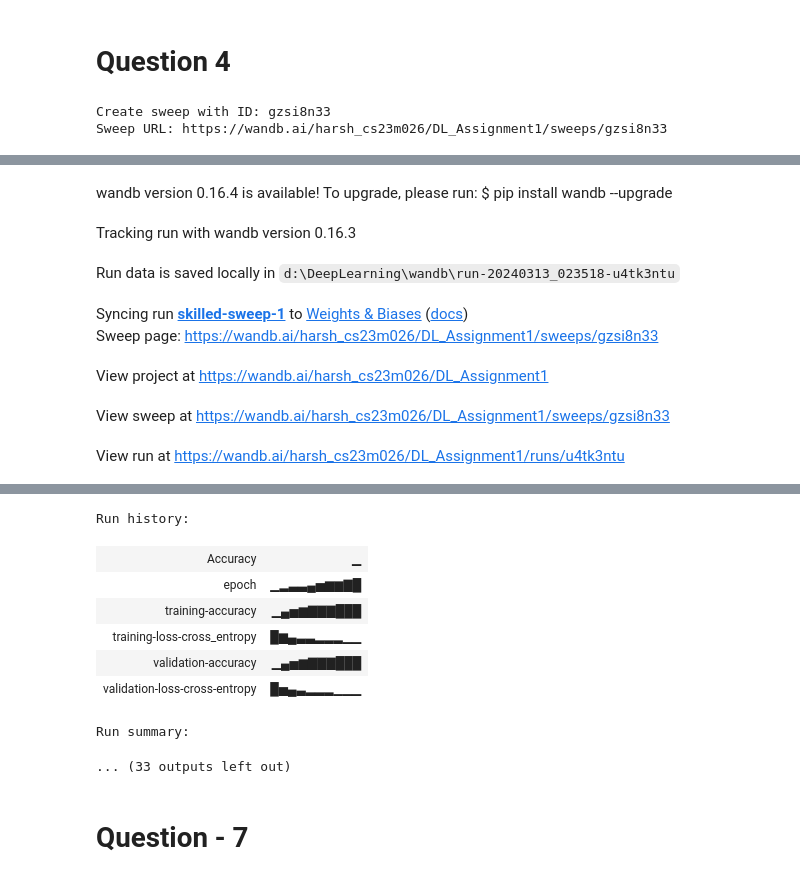
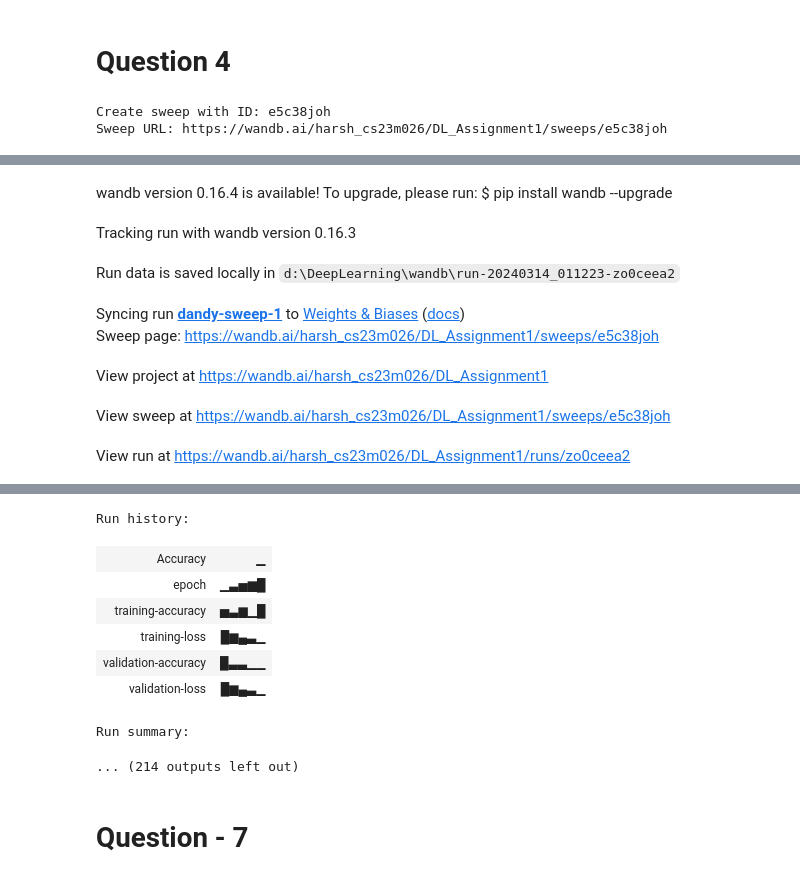
Before and after one commit to harshgupta1806/Feed-Forward-Neural-Network, a Jupyter notebook: DL_Assignment1_Final.ipynb, the cells around one changed output, grey strips where cells are left out. Cells and saved outputs as stored; diff of their text form; code cells hidden in the pictures.

```diff
--- a/DL_Assignment1_Final.ipynb
+++ b/DL_Assignment1_Final.ipynb
@@ -861,26 +935,26 @@ print(np.unique(np.argmax(y_pred1, axis = 1)))
 # **Question 4**
 # %%
 sweep_config = {
-    'method' : 'bayes',
+    'method' : 'random',
     'metric' : { 'goal' : 'maximize', 'name' : 'Accuracy'},
-    'name' : 'mse v/s ce',
+    'name' : 'sweep1_random_final',
 
     'parameters' : {
-        'activation' : {'values' : ['tanh', 'ReLU']},
-        'batch_size' : {'values' : [32]},
-        'optimizer' : {'values' : ['sgd', 'mgd', 'nag', 'rmsprop', 'adam', 'nadam']},
-        'epochs' : {'values' : [10]},
-        'weight_decay': {'values': [0]},
-        'neuron_number' : {'values' : [32, 64]},
-        'beta': {'values': [0.9]}, #rmsprop, mgd, nag
-        'beta1' : {'values' : [0.999]},
+        'epochs' : {'values' : [5, 10]},
+        'activation' : {'values' : ['identity', 'tanh', 'sigmoid', 'ReLU']},
+        'batch_size' : {'values' : [32, 64, 128]},
+        'optimizer' : {'values' : ['momentum','sgd', 'nag', 'nadam', 'adam', 'rmsprop']},
+        'weight_decay': {'values': [0, 0.0005]},
+        'hidden_layer_sizes' : {'values' : [32, 64, 128]},
+        'beta': {'values': [0.5, 0.9]}, #rmsprop
+        'beta1' : {'values' : [0.9, 0.999]},
         'beta2': {'values': [0.999]},
-        'learning_rate': {'values': [0.001]},
-        'initialization':{'values': ['xavier']},
-        'hidden_layers': {'values': [2, 3, 4]},
-        'loss_function' : {'values' : ['cross_entropy']},
-        'epsilon' : {'values' : [1e-8]},
-        'momentum' : {'values' : [0.9]},
+        'learning_rate': {'values': [0.0005]},
+        'initialization':{'values': ['Xavier', 'random']},
+        'hidden_layers': {'values': [3, 4, 5]},
+        'loss_function' : {'values' : ['cross_entropy', 'mean_squared_error']},
+        'epsilon' : {'values' : [1e-6, 1e-8]},
+        'momentum' : {'values' : [0.5, 0.9]},
         'dataset' : {'values' : ['fashion_mnist']}
     }
 }
@@ -893,20 +967,20 @@ def train():
     #                 ' layers:-' + str(len(var2.hidden_layers)) +' decay:-' + str(var2.weight_decay) + ' beta:-' + str(var2.beta) + ' learning_rate:-' + str(var2.learning_rate) + \
     #                 ' beta2 :- ' + str(var2.beta)
 
-    wandb.run.name = f"hl_{var2.hidden_layers}_bs_{var2.batch_size}_e_{var2.epochs}_act_{var2.activation}_eta_{var2.learning_rate}_err_{var2.loss_function}_init_{var2.initialization}"
+    wandb.run.name = f"hl_{var2.hidden_layers}_bs_{var2.batch_size}_e_{var2.epochs}_act_{var2.activation}_eta_{var2.learning_rate}_err_{var2.loss_function}_init_{var2.initialization}_hls_{var2.hidden_layer_sizes}_dataset_{var2.dataset}"
 
     PARAM_NEURAL_NETWORK = {
         "hidden_layers": var2.hidden_layers,
-        "neuron_in_hidden_layer" : var2.neuron_number,
+        "hidden_layer_sizes" : var2.hidden_layer_sizes,
         "activation_function": var2.activation, # sigmoid, tanh, ReLU
-        "loss_function" : var2.loss_function, # squared_loss, cross_entropy
+        "loss_function" : var2.loss_function, # mean_squared_error, cross_entropy
         "init" : var2.initialization, #random, xavier
         "dataset" : var2.dataset
     }
 
     PARAM_OPTIMIZER = {
         "eta": var2.learning_rate,
-        "optimizer": var2.optimizer, #sgd, mgd, adam, nadam, rmsprop, nag
+        "optimizer": var2.optimizer, #sgd, momentum, adam, nadam, rmsprop, nag
         "beta": var2.beta,
         "weight_decay": var2.weight_decay,
         "epsilon": var2.epsilon,
@@ -928,9 +1002,9 @@ def train():
 # %%
 sweep_id = wandb.sweep(sweep_config, project="DL_Assignment1")
 # %% [output]
-Create sweep with ID: gzsi8n33
-Sweep URL: https://wandb.ai/harsh_cs23m026/DL_Assignment1/sweeps/gzsi8n33
+Create sweep with ID: e5c38joh
+Sweep URL: https://wandb.ai/harsh_cs23m026/DL_Assignment1/sweeps/e5c38joh
 # %%
-wandb.agent(sweep_id,train, count = 3)
+wandb.agent(sweep_id, train, count = 250)
 wandb.finish()
 # %% [output]
@@ -955,9 +1027,9 @@ Failed to detect the name of this notebook, you can set it manually with the WAN
 wandb: WARNING Ignored wandb.init() arg project when running a sweep.
 wandb version 0.16.4 is available! To upgrade, please run: $ pip install wandb --upgrade
 Tracking run with wandb version 0.16.3
-Run data is saved locally in d:\DeepLearning\wandb\run-20240313_023518-u4tk3ntu
+Run data is saved locally in d:\DeepLearning\wandb\run-20240314_011223-zo0ceea2
-Syncing run skilled-sweep-1 to Weights & Biases (docs)
-Sweep page: https://wandb.ai/harsh_cs23m026/DL_Assignment1/sweeps/gzsi8n33
+Syncing run dandy-sweep-1 to Weights & Biases (docs)
+Sweep page: https://wandb.ai/harsh_cs23m026/DL_Assignment1/sweeps/e5c38joh
 View project at https://wandb.ai/harsh_cs23m026/DL_Assignment1
-View sweep at https://wandb.ai/harsh_cs23m026/DL_Assignment1/sweeps/gzsi8n33
+View sweep at https://wandb.ai/harsh_cs23m026/DL_Assignment1/sweeps/e5c38joh
-View run at https://wandb.ai/harsh_cs23m026/DL_Assignment1/runs/u4tk3ntu
+View run at https://wandb.ai/harsh_cs23m026/DL_Assignment1/runs/zo0ceea2
@@ -966,9 +1038,9 @@ Training-loss : 0.36208859377531305, Training-accuracy:86.93333333333332%, Valid
 Run history:
 | Accuracy | ▁ |
-| epoch | ▁▂▃▃▄▅▆▆▇█ |
-| training-accuracy | ▁▄▅▆▇▇▇███ |
-| training-loss-cross_entropy | █▆▄▃▃▂▂▂▁▁ |
-| validation-accuracy | ▁▄▅▆▇▇▇███ |
-| validation-loss-cross-entropy | █▅▄▃▂▂▂▁▁▁ |
+| epoch | ▁▃▅▆█ |
+| training-accuracy | ▅▃▆▁█ |
+| training-loss | █▆▄▃▁ |
+| validation-accuracy | █▃▃▁▁ |
+| validation-loss | █▆▄▃▁ |
 Run summary:
-... (33 outputs left out)
+... (214 outputs left out)
```
Also changed, not shown: parts of 38 cells of this notebook.
